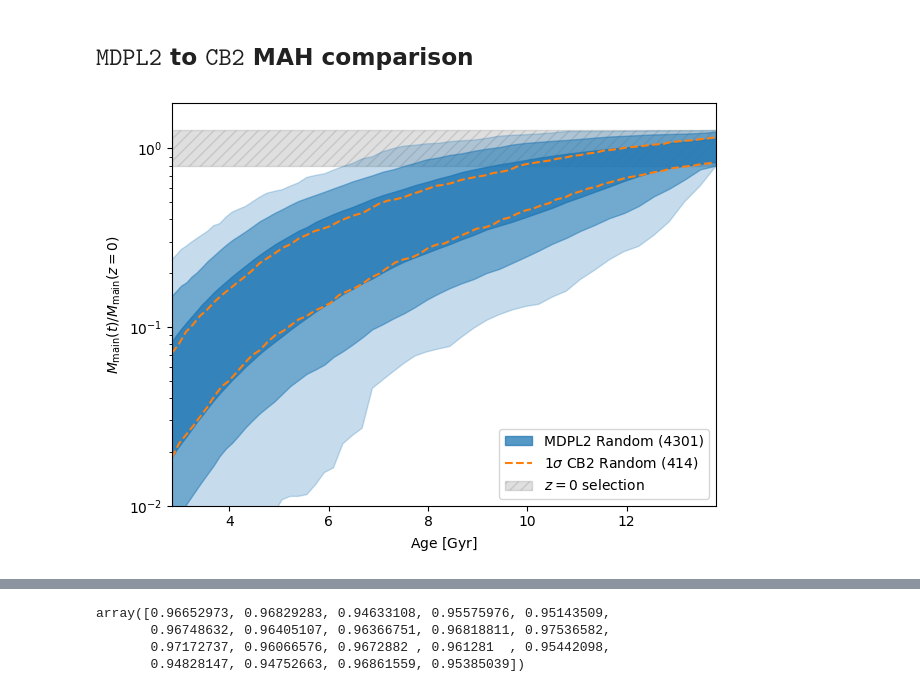
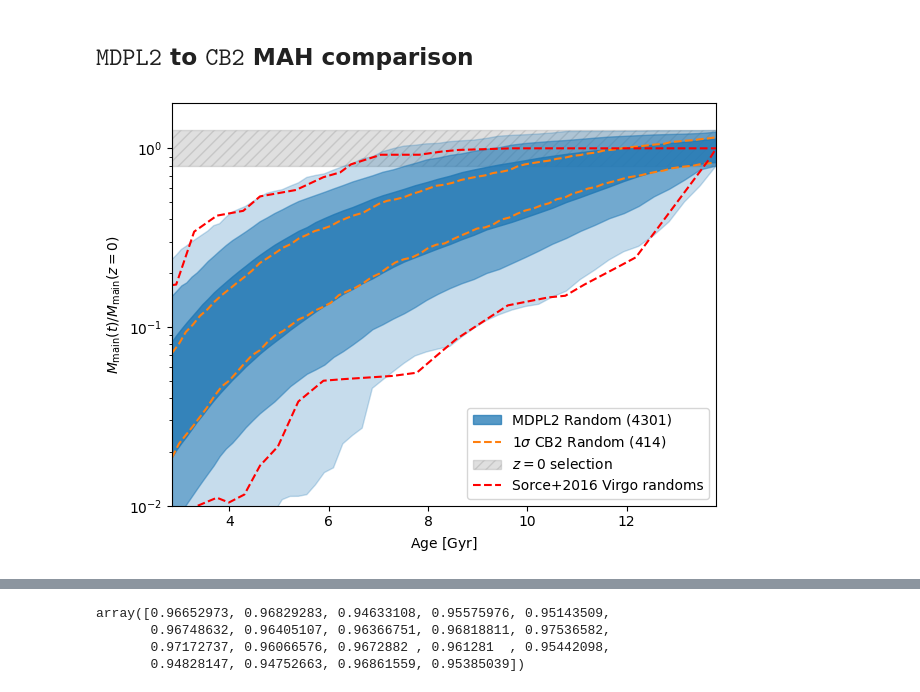
Before and after one commit to Richard-Sti/csiborgtools, a Jupyter notebook: notebooks/MAH/mah.ipynb, the cells around one changed output, grey strips where cells are left out. Drawn from its saved outputs; the diff is of its cells as text; code cells hidden in the pictures.

```diff
--- a/notebooks/MAH/mah.ipynb
+++ b/notebooks/MAH/mah.ipynb
@@ -36,41 +39,40 @@ cols = plt.rcParams["axes.prop_cycle"].by_key()["color"]
 for n in [3, 2, 1]:
     pmin, pmax = norm.cdf(-n) * 100 , norm.cdf(n) * 100
     ylow, yhigh = np.percentile(random_mah_mdpl2, [pmin, pmax], axis=0)
-    # plt.fill_between(xrange_cb2, ylow, yhigh, alpha=0.5, label=f"CB2 Random ({len(random_mah_cb2)})", zorder=2)
     plt.fill_between(xrange_mdpl2, ylow, yhigh, alpha=alphas[n], color=cols[0],
                      facecolor=cols[0], label=f"MDPL2 Random ({len(random_mah_mdpl2)})" if n == 1 else None)
 
 
 pmin, pmax = norm.cdf(-1) * 100 , norm.cdf(1) * 100
 ylow, yhigh = np.percentile(random_mah_cb2, [pmin, pmax], axis=0)
 plt.plot(xrange_cb2, ylow, c=cols[1], ls="--", label=rf"$1\sigma$ CB2 Random ({len(random_mah_cb2)})", zorder=1)
 plt.plot(xrange_cb2, yhigh, c=cols[1], ls="--", zorder=1)
 
 plt.fill_between(xrange_mdpl2,
                  np.ones_like(xrange_mdpl2) * 10**bounds[0] / mass_norm,
                  np.ones_like(xrange_mdpl2) * 10**bounds[1] / mass_norm, alpha=0.25,
                  label=r"$z = 0$ selection", color="gray", zorder=0,
                  hatch="///")
 
 # They appear to be plotting the min-max
-# plt.plot(RANDOM_MAH_Sorce_Virgo_UPPER[:, 0],
-#          RANDOM_MAH_Sorce_Virgo_UPPER[:, 1], c="red", ls="--", label="Sorce+2016 Virgo randoms")
-# plt.plot(RANDOM_MAH_SORCE_Virgo_LOWER[:, 0],
-#          RANDOM_MAH_SORCE_Virgo_LOWER[:, 1], c="red", ls="--")
+plt.plot(RANDOM_MAH_Sorce_Virgo_UPPER[:, 0],
+         RANDOM_MAH_Sorce_Virgo_UPPER[:, 1], c="red", ls="--", label="Sorce+2016 Virgo randoms")
+plt.plot(RANDOM_MAH_SORCE_Virgo_LOWER[:, 0],
+         RANDOM_MAH_SORCE_Virgo_LOWER[:, 1], c="red", ls="--")
 
 
 plt.yscale("log")
 plt.legend(loc="lower right")
 plt.xlabel(r"$\mathrm{Age} ~ [\mathrm{Gyr}]$")
 plt.ylabel(r"$M_{\rm main}(t) / M_{\rm main}(z = 0)$")
 plt.xlim(xrange_mdpl2.min(), xrange_mdpl2.max())
 plt.ylim(1e-2)
 
 plt.tight_layout()
-# plt.savefig("../../plots/MAH_MDPL2_CB2_comparison_VIRGO.png", dpi=450)
+plt.savefig("../../plots/MAH_MDPL2_CB2_comparison_VIRGO.png", dpi=450)
 plt.show()
 # %% [output]
-[figure, old version]
+[figure, new version]
 # %%
 nsim0 = 1
 simname = "csiborg2_varysmall"
```
Also changed, not shown: parts of 7 cells of this notebook.
